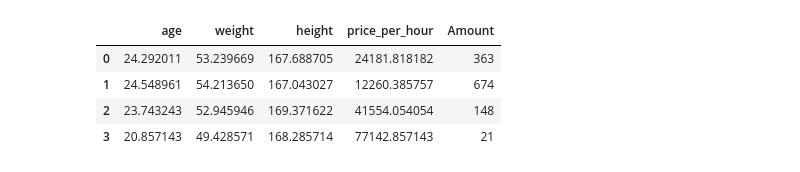
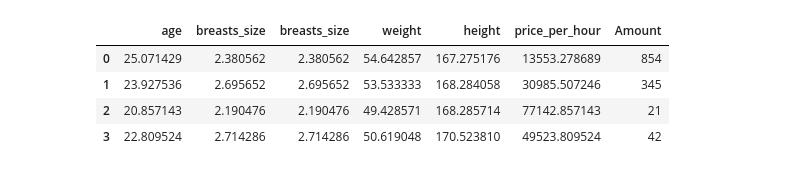
Before and after one commit to Mediano4e/bsuir-labs-2, a Jupyter notebook: sem5/statoiv/lab3/main.ipynb, the cells around one changed output. Cells and saved outputs as stored; diff of their text form; code cells hidden in the pictures.

```diff
--- a/sem5/statoiv/lab3/main.ipynb
+++ b/sem5/statoiv/lab3/main.ipynb
@@ -17,7 +17,7 @@ dataset.head()
 | 3 | 18 | Милана | 1 | 45 | 163 | ['Индивидуалка', 'МБР', 'Целуюсь'... | ['Москва', 'Савёловский'] | 10000.0 | ... |
 | 4 | 21 | Alina vanilla | 3 | 52 | 170 | ['Индивидуалка', 'Анальный секс',... | ['Москва', 'Пресненский'] | 20000.0 | ... |
 # %%
-dataset = dataset[["age", "breasts_size", "weight", "height", "price_per_hour"]]
+dataset = dataset[["age", "breasts_size", "breasts_size", "weight", "height", "price_per_hour"]]
 # %%
 dataset.head()
 # %% [output]
@@ -45,3 +45,0 @@ memory usage: 49.4 KB
-# %%
-dataset = dataset[dataset['breasts_size'] <= 4]
-dataset.info()
@@ -62,7 +47,7 @@ memory usage: 56.5 KB
 inertia = []
 for i in range(1, 11):
     k_means = KMeans(n_clusters=i, init= 'k-means++')
-    k_means.fit(dataset.drop("breasts_size", axis=1))
+    k_means.fit(dataset)
     inertia.append(k_means.inertia_)
 
 sns.set_style('darkgrid')
@@ -81,22 +66,22 @@ Text(0, 0.5, 'Внутри-кластерная сумма расстояний'
 # %%
 CLUSTERS = 4
 
 model = KMeans(n_clusters=CLUSTERS, random_state=0)
-model.fit(dataset.drop("breasts_size", axis=1))
+model.fit(dataset)
 
 clusters = pd.DataFrame(
-    columns=dataset.columns.drop("breasts_size"),
+    columns=dataset.columns,
     data=model.cluster_centers_
 )
 clusters["Amount"] = np.unique(
     model.labels_,
     return_counts=True
 )[1]
 
 clusters
 # %% [output]
-|  | age | weight | height | price_per_hour | Amount |
-| 0 | 24.292011 | 53.239669 | 167.688705 | 24181.818182 | 363 |
-| 1 | 24.548961 | 54.213650 | 167.043027 | 12260.385757 | 674 |
-| 2 | 23.743243 | 52.945946 | 169.371622 | 41554.054054 | 148 |
-| 3 | 20.857143 | 49.428571 | 168.285714 | 77142.857143 | 21 |
+|  | age | breasts_size | breasts_size | weight | height | price_per_hour | Amount |
+| 0 | 25.071429 | 2.380562 | 2.380562 | 54.642857 | 167.275176 | 13553.278689 | 854 |
+| 1 | 23.927536 | 2.695652 | 2.695652 | 53.533333 | 168.284058 | 30985.507246 | 345 |
+| 2 | 20.857143 | 2.190476 | 2.190476 | 49.428571 | 168.285714 | 77142.857143 | 21 |
+| 3 | 22.809524 | 2.714286 | 2.714286 | 50.619048 | 170.523810 | 49523.809524 | 42 |
```
Also changed, not shown: parts of 4 cells of this notebook, 16 other files.
